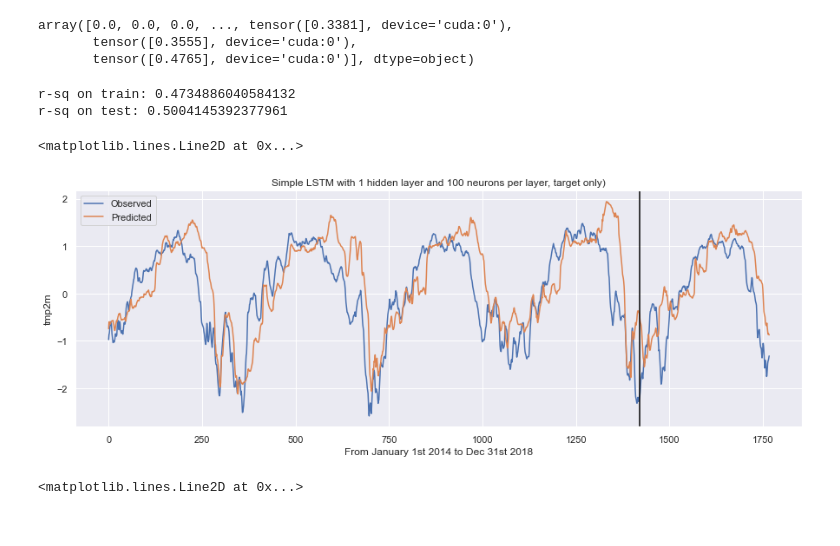
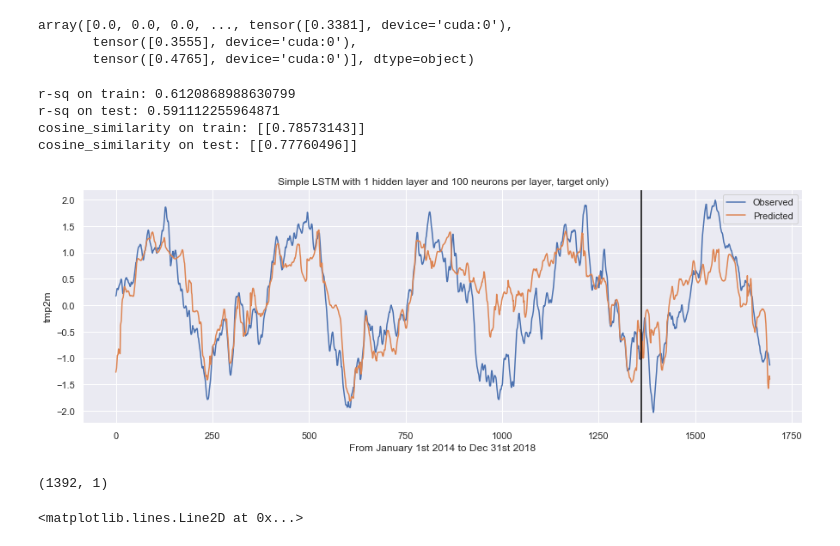
Before and after one commit to Willett-Group/transformer, a Jupyter notebook: ssf_testing_LSTM-Original.ipynb, the cells around one changed output. Drawn from its saved outputs; the diff is of its cells as text; code cells hidden in the pictures.

```diff
--- a/ssf_testing_LSTM-Original.ipynb
+++ b/ssf_testing_LSTM-Original.ipynb
@@ -79,6 +113,9 @@ precip.2018.h5
 # %%
 X_copy = X_samp.copy()
 y_copy = y_samp.to_numpy().copy()
+# %%
+X_copy.shape
+sst_size = X_copy.shape[1]-3
 # %%
 X_samp = X_copy.copy()
 y_samp = y_copy.copy()
@@ -113,10 +149,10 @@ X_samp = X_movavg
 mean = np.mean(y_samp)
 std = np.std(y_samp)
 y_samp = (y_samp-mean)/std
-X_samp[:,0:16] = (X_samp[:,0:16] - np.mean(X_samp[:,0:16]))/np.std(X_samp[:,16])
-X_samp[:,16] = (X_samp[:,16] - np.mean(X_samp[:,16]))/np.std(X_samp[:,16])
-X_samp[:,17] = (X_samp[:,17] - np.mean(X_samp[:,17]))/np.std(X_samp[:,17])
-X_samp[:,18] = (X_samp[:,18] - np.mean(X_samp[:,18]))/np.std(X_samp[:,18])
+X_samp[:,0:sst_size] = (X_samp[:,0:sst_size] - np.mean(X_samp[:,0:sst_size]))/np.std(X_samp[:,0:sst_size])
+X_samp[:,sst_size] = (X_samp[:,sst_size] - np.mean(X_samp[:,sst_size]))/np.std(X_samp[:,sst_size])
+X_samp[:,sst_size+1] = (X_samp[:,sst_size+1] - np.mean(X_samp[:,sst_size+1]))/np.std(X_samp[:,sst_size+1])
+X_samp[:,sst_size+2] = (X_samp[:,sst_size+2] - np.mean(X_samp[:,sst_size+2]))/np.std(X_samp[:,sst_size+2])
 
 X = X_samp.copy()
 y = y_samp.copy()
@@ -237,10 +164,10 @@ plt.plot(y_samp)
 # %%
-# Standardize data by taking logarithm
-y_samp = y_samp.to_numpy()
-y_samp = np.log(y_samp+1)
-X_samp = np.log(X_samp)
-X = X_samp.copy()
-y = y_samp.copy()
+# # Standardize data by taking logarithm
+# y_samp = y_samp.to_numpy()
+# y_samp = np.log(y_samp+1)
+# X_samp = np.log(X_samp)
+# X = X_samp.copy()
+# y = y_samp.copy()
 # %%
 def create_sequence(input_data, train_window,pred_window):  #  Create sequences of observations for training
     seq = []
@@ -273,6 +200,6 @@ device = torch.device("cuda:0")
 train_data = train_data.to(device)
 y_train = y_train.to(device)
 # %%
-train_window = 30
-pred_window = 14
+train_window = 90
+pred_window = 28
 train_seq = create_sequence(train_data,train_window,pred_window)
@@ -398,22 +322,32 @@ array([0.0, 0.0, 0.0, ..., tensor([0.3381], device='cuda:0'),
        tensor([0.4765], device='cuda:0')], dtype=object)
 # %%
 y_train = y_train.cpu()
-
-print('r-sq on train:', r2_score(y_samp[train_window+pred_window:-test_size], res[train_window:-test_size-pred_window]))
-print('r-sq on test:', r2_score(y_samp[-test_size:],  res[-test_size-pred_window:-pred_window]))
+y_train_true = y_samp[train_window+pred_window:-test_size]
+y_train_pred = res[train_window:-test_size-pred_window]
+y_test_true = y_samp[-test_size:]
+y_test_pred = res[-test_size-pred_window:-pred_window]
+print('r-sq on train:', r2_score(y_train_true, y_train_pred))
+print('r-sq on test:', r2_score(y_test_true,  y_test_pred))
 plt.figure(figsize=(15,5))
 plt.plot(y_samp[train_window+pred_window:],label='Observed')
 plt.plot(res[train_window:-pred_window],label='Predicted')
 plt.legend()
 plt.xlabel('From January 1st 2014 to Dec 31st 2018')
 plt.ylabel(target)
 plt.title('Simple LSTM with 1 hidden layer and 100 neurons per layer, target only)')
 plt.axvline(x=res.shape[0] - test_size-train_window,c='black')
+print('cosine_similarity on train:', cosine_similarity(y_train_true.reshape((1,-1)), y_train_pred.reshape((1,-1))))
+print('cosine_similarity on test:', cosine_similarity(y_test_true.reshape((1,-1)),  y_test_pred.reshape((1,-1))))
 # %% [output]
-r-sq on train: 0.4734886040584132
-r-sq on test: 0.5004145392377961
+r-sq on train: 0.6120868988630799
+r-sq on test: 0.591112255964871
+cosine_similarity on train: [[0.78573143]]
+cosine_similarity on test: [[0.77760496]]
-<matplotlib.lines.Line2D at 0x...>
-[figure, old version]
+[figure, new version]
+# %%
+y_train_true.reshape((-1,1)).shape
+# %% [output]
+(1392, 1)
 # %%
 plt.figure(figsize=(15,5))
 plt.plot(y_samp[train_window:] - res[train_window:] ,label='Residuals')
```
Also changed, not shown: parts of 16 cells of this notebook, 12 other files.
